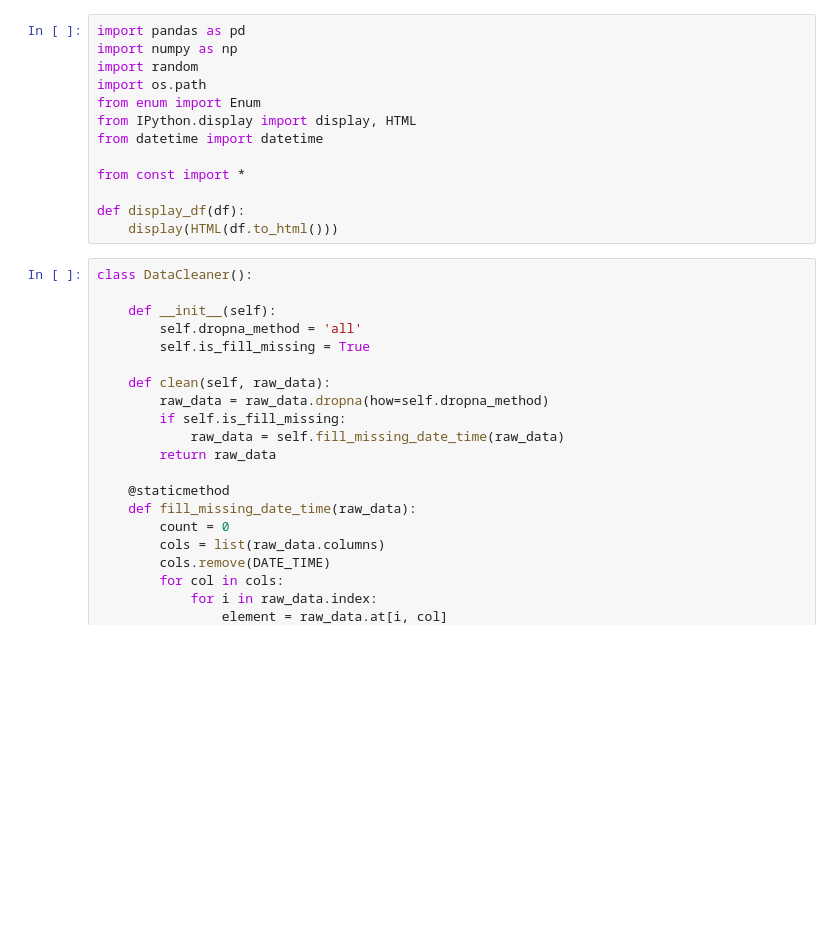
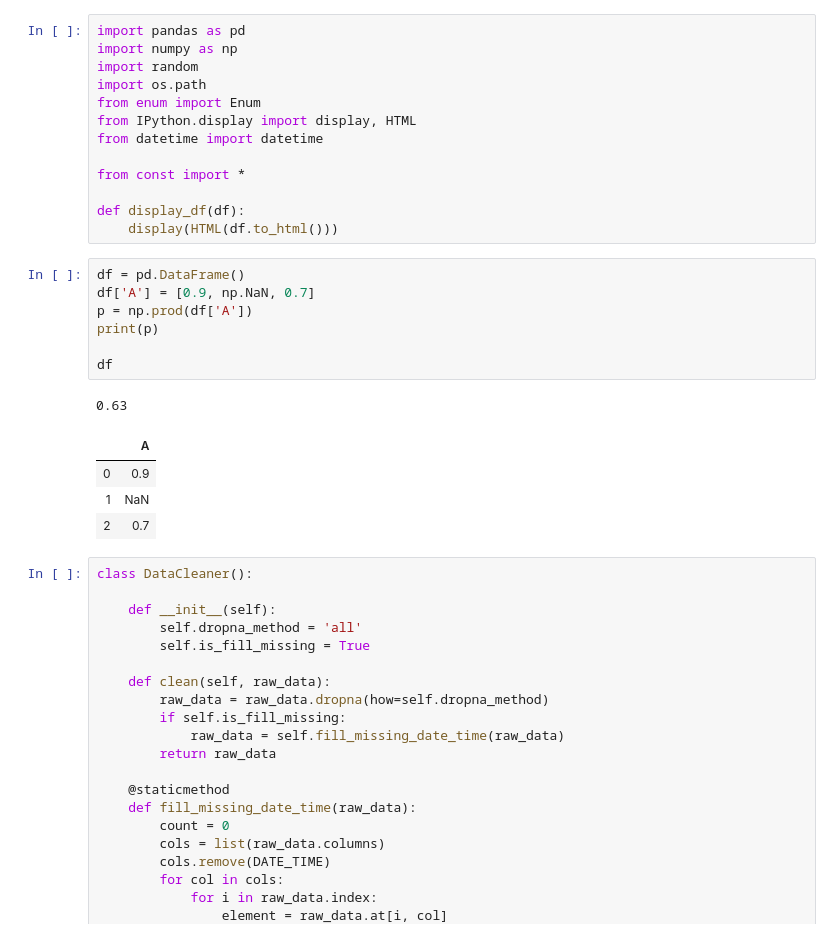
Before and after one commit to kelvin-21/strategy_backtest, a Jupyter notebook: juypter_notebook_project/strategy_backtest.ipynb, the cells around one changed output. Cells and saved outputs as stored; diff of their text form; blank space fills up the shorter version.

```diff
--- a/strategy_backtest.ipynb
+++ b/juypter_notebook_project/strategy_backtest.ipynb
@@ -11,6 +11,19 @@ from const import *
 
 def display_df(df):
     display(HTML(df.to_html()))
+# %%
+df = pd.DataFrame()
+df['A'] = [0.9, np.NaN, 0.7]
+p = np.prod(df['A'])
+print(p)
+
+df
+# %% [output]
+0.63
+|  | A |
+| 0 | 0.9 |
+| 1 | NaN |
+| 2 | 0.7 |
 # %%
 class DataCleaner():
 
```
Also changed, not shown: 26 other files.
